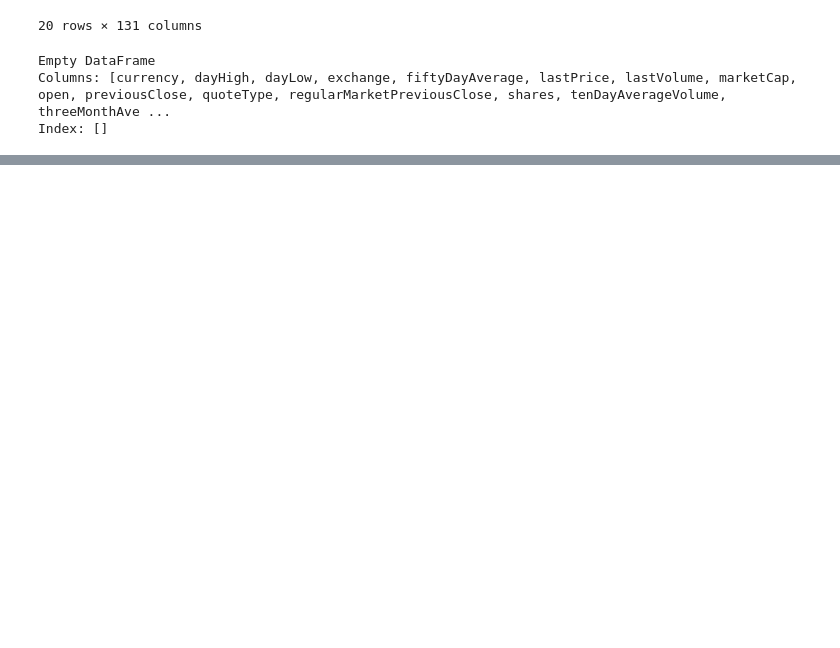
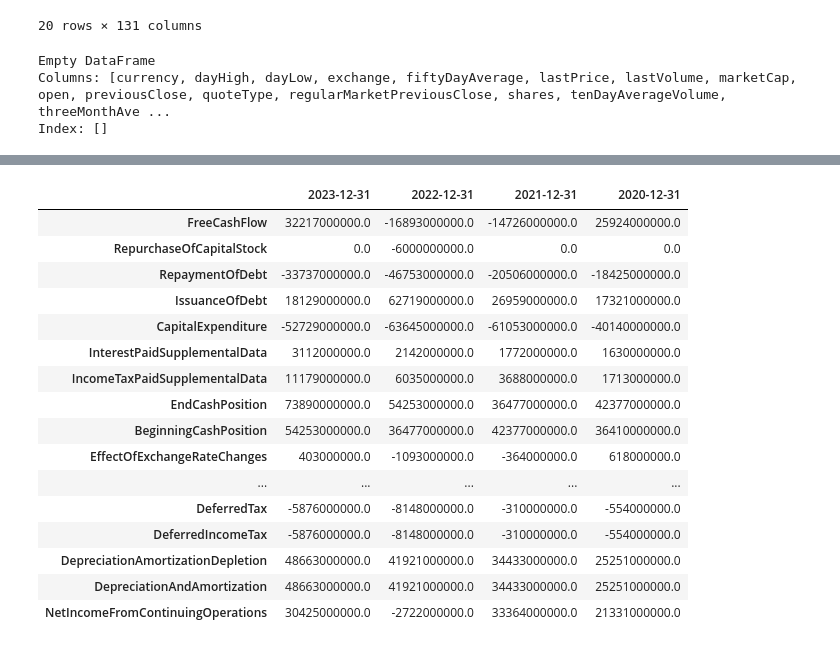
Before and after one commit to coppeneur/finance-kg, a Jupyter notebook: data_accumulation.ipynb, the cells around one changed output, grey strips where cells are left out. Drawn from its saved outputs; the diff is of its cells as text; code cells hidden in the pictures; blank space fills up the shorter version.

```diff
--- a/data_accumulation.ipynb
+++ b/data_accumulation.ipynb
@@ -110,0 +128,20 @@ yfinance.Ticker object <AMZN>
+# %%
+ticker.get_cashflow()
+# %% [output]
+|  | 2023-12-31 | 2022-12-31 | 2021-12-31 | 2020-12-31 |
+| FreeCashFlow | 32217000000.0 | -16893000000.0 | -14726000000.0 | 25924000000.0 |
+| RepurchaseOfCapitalStock | 0.0 | -6000000000.0 | 0.0 | 0.0 |
+| RepaymentOfDebt | -33737000000.0 | -46753000000.0 | -20506000000.0 | -18425000000.0 |
+| IssuanceOfDebt | 18129000000.0 | 62719000000.0 | 26959000000.0 | 17321000000.0 |
+| CapitalExpenditure | -52729000000.0 | -63645000000.0 | -61053000000.0 | -40140000000.0 |
+| InterestPaidSupplementalData | 3112000000.0 | 2142000000.0 | 1772000000.0 | 1630000000.0 |
+| IncomeTaxPaidSupplementalData | 11179000000.0 | 6035000000.0 | 3688000000.0 | 1713000000.0 |
+| EndCashPosition | 73890000000.0 | 54253000000.0 | 36477000000.0 | 42377000000.0 |
+| BeginningCashPosition | 54253000000.0 | 36477000000.0 | 42377000000.0 | 36410000000.0 |
+| EffectOfExchangeRateChanges | 403000000.0 | -1093000000.0 | -364000000.0 | 618000000.0 |
+| ... | ... | ... | ... | ... |
+| DeferredTax | -5876000000.0 | -8148000000.0 | -310000000.0 | -554000000.0 |
+| DeferredIncomeTax | -5876000000.0 | -8148000000.0 | -310000000.0 | -554000000.0 |
+| DepreciationAmortizationDepletion | 48663000000.0 | 41921000000.0 | 34433000000.0 | 25251000000.0 |
+| DepreciationAndAmortization | 48663000000.0 | 41921000000.0 | 34433000000.0 | 25251000000.0 |
+| NetIncomeFromContinuingOperations | 30425000000.0 | -2722000000.0 | 33364000000.0 | 21331000000.0 |
```
Also changed, not shown: parts of 4 cells of this notebook, 6 other files.
